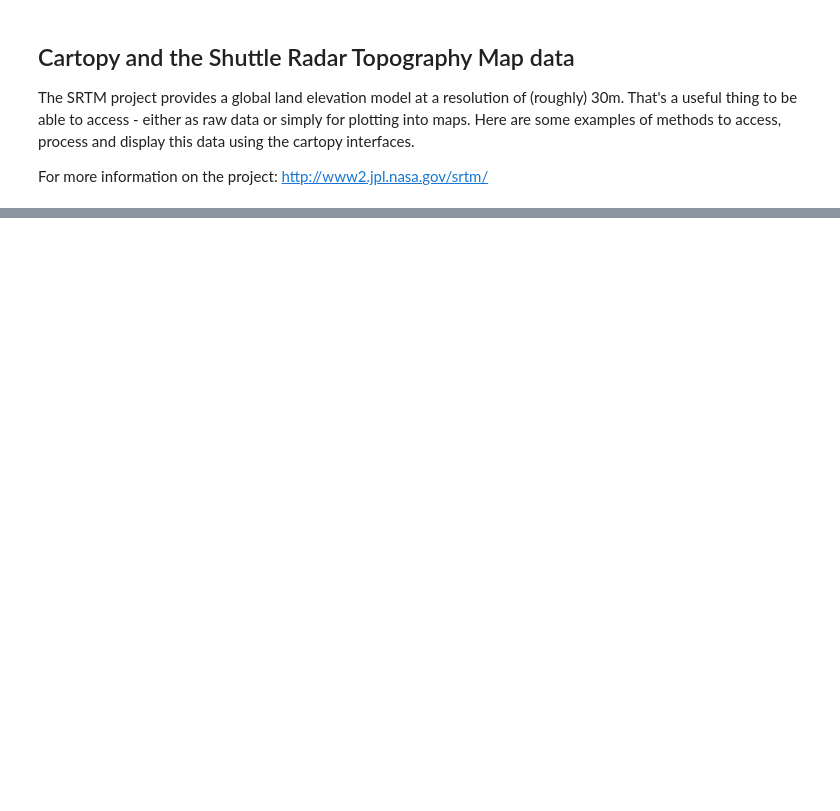
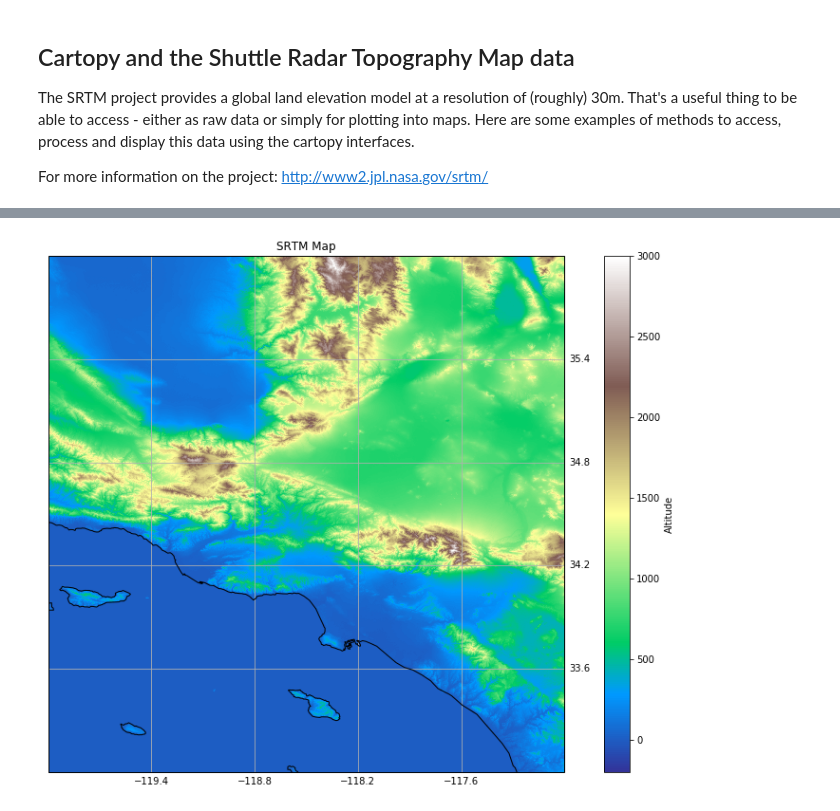
Before and after one commit to Underworld-Geodynamics-Education/Cloud-Intro2Python, a Jupyter notebook: Notebooks/Mapping/6 - Working with Shuttle Radar Topography.ipynb, the cells around one changed output, grey strips where cells are left out. Drawn from its saved outputs; the diff is of its cells as text; code cells hidden in the pictures; blank space fills up the shorter version.

```diff
--- a/Notebooks/Mapping/6 - Working with Shuttle Radar Topography.ipynb
+++ b/Notebooks/Mapping/6 - Working with Shuttle Radar Topography.ipynb
@@ -132,18 +196,20 @@ gl.ylabels_left = False
 # %%
 plt.figure(figsize=(15, 10))
 ax = plt.subplot(111, projection=ccrs.PlateCarree())
 
 plt.imshow(elev, extent=extent, transform=crs,
-           cmap='terrain', origin='lower', vmin=-100.0, vmax=3000)
+           cmap='terrain', origin='lower', vmin=-200.0, vmax=3000)
 
 ax.add_feature(coastline, edgecolor="black", linewidth=1, zorder=3)
 
 cb = plt.colorbar(orientation='vertical')
 cb.set_label('Altitude')
 plt.title("SRTM Map")
 gl = ax.gridlines(draw_labels=True)
 gl.xlabels_top = False
 gl.ylabels_left = False
+# %% [output]
+[figure, added]
 # %%
 # Here is a completely different way to do this !!
 
```
Also changed, not shown: parts of 11 cells of this notebook, 7 other files.
